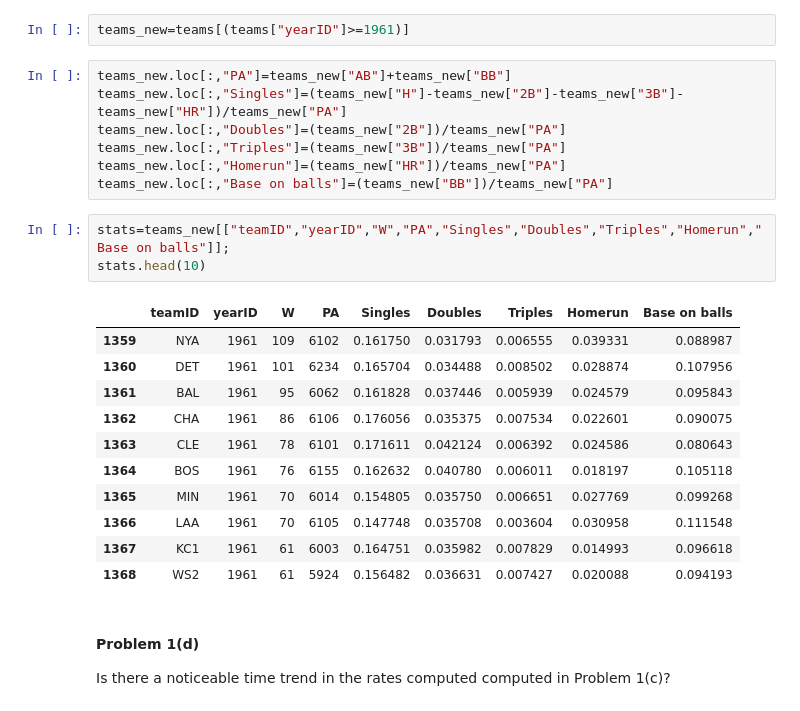
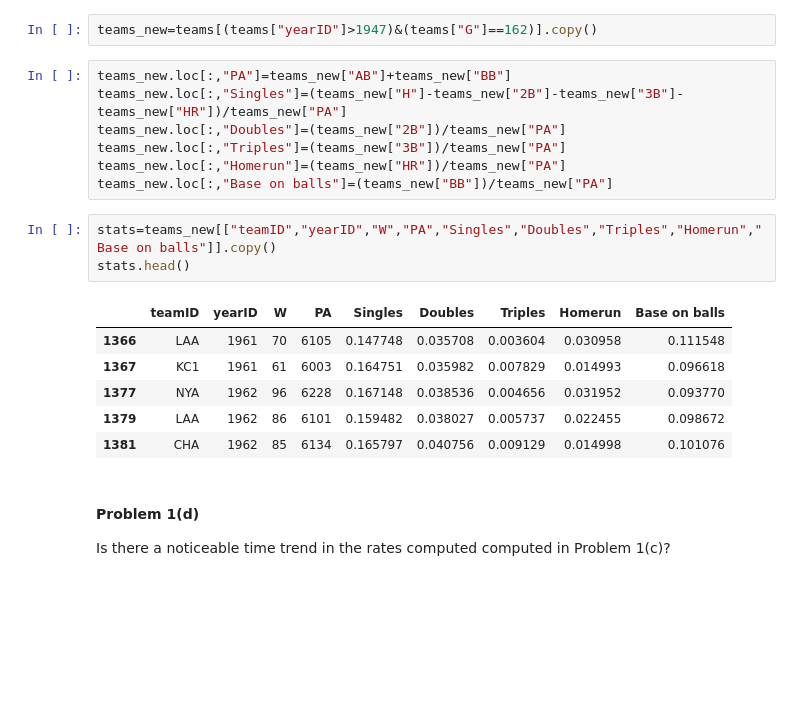
Before and after one commit to StevenDalderop/2014, a Jupyter notebook: homework/HW3.ipynb, the cells around one changed output. Drawn from its saved outputs; the diff is of its cells as text; blank space fills up the shorter version.

```diff
--- a/homework/HW3.ipynb
+++ b/homework/HW3.ipynb
@@ -133,7 +135,7 @@ Now, consider only team/season combinations in which the teams played 162 Games.
 
 **Hint**: Singles are hits that are not doubles, triples, nor HR. Plate appearances are base on balls plus at bats.
 # %%
-teams_new=teams[(teams["yearID"]>=1961)]
+teams_new=teams[(teams["yearID"]>1947)&(teams["G"]==162)].copy()
 # %%
 teams_new.loc[:,"PA"]=teams_new["AB"]+teams_new["BB"]
 teams_new.loc[:,"Singles"]=(teams_new["H"]-teams_new["2B"]-teams_new["3B"]-teams_new["HR"])/teams_new["PA"]
@@ -142,20 +144,15 @@ teams_new.loc[:,"Triples"]=(teams_new["3B"])/teams_new["PA"]
 teams_new.loc[:,"Homerun"]=(teams_new["HR"])/teams_new["PA"]
 teams_new.loc[:,"Base on balls"]=(teams_new["BB"])/teams_new["PA"]
 # %%
-stats=teams_new[["teamID","yearID","W","PA","Singles","Doubles","Triples","Homerun","Base on balls"]];
-stats.head(10)
+stats=teams_new[["teamID","yearID","W","PA","Singles","Doubles","Triples","Homerun","Base on balls"]].copy()
+stats.head()
 # %% [output]
 |  | teamID | yearID | W | PA | Singles | Doubles | Triples | Homerun | Base on balls |
-| 1359 | NYA | 1961 | 109 | 6102 | 0.161750 | 0.031793 | 0.006555 | 0.039331 | 0.088987 |
-| 1360 | DET | 1961 | 101 | 6234 | 0.165704 | 0.034488 | 0.008502 | 0.028874 | 0.107956 |
-| 1361 | BAL | 1961 | 95 | 6062 | 0.161828 | 0.037446 | 0.005939 | 0.024579 | 0.095843 |
-| 1362 | CHA | 1961 | 86 | 6106 | 0.176056 | 0.035375 | 0.007534 | 0.022601 | 0.090075 |
-| 1363 | CLE | 1961 | 78 | 6101 | 0.171611 | 0.042124 | 0.006392 | 0.024586 | 0.080643 |
-| 1364 | BOS | 1961 | 76 | 6155 | 0.162632 | 0.040780 | 0.006011 | 0.018197 | 0.105118 |
-| 1365 | MIN | 1961 | 70 | 6014 | 0.154805 | 0.035750 | 0.006651 | 0.027769 | 0.099268 |
 | 1366 | LAA | 1961 | 70 | 6105 | 0.147748 | 0.035708 | 0.003604 | 0.030958 | 0.111548 |
 | 1367 | KC1 | 1961 | 61 | 6003 | 0.164751 | 0.035982 | 0.007829 | 0.014993 | 0.096618 |
-| 1368 | WS2 | 1961 | 61 | 5924 | 0.156482 | 0.036631 | 0.007427 | 0.020088 | 0.094193 |
+| 1377 | NYA | 1962 | 96 | 6228 | 0.167148 | 0.038536 | 0.004656 | 0.031952 | 0.093770 |
+| 1379 | LAA | 1962 | 86 | 6101 | 0.159482 | 0.038027 | 0.005737 | 0.022455 | 0.098672 |
+| 1381 | CHA | 1962 | 85 | 6134 | 0.165797 | 0.040756 | 0.009129 | 0.014998 | 0.101076 |
 # %% [markdown]
 #### Problem 1(d)
 
```
Also changed, not shown: parts of 94 cells of this notebook.
